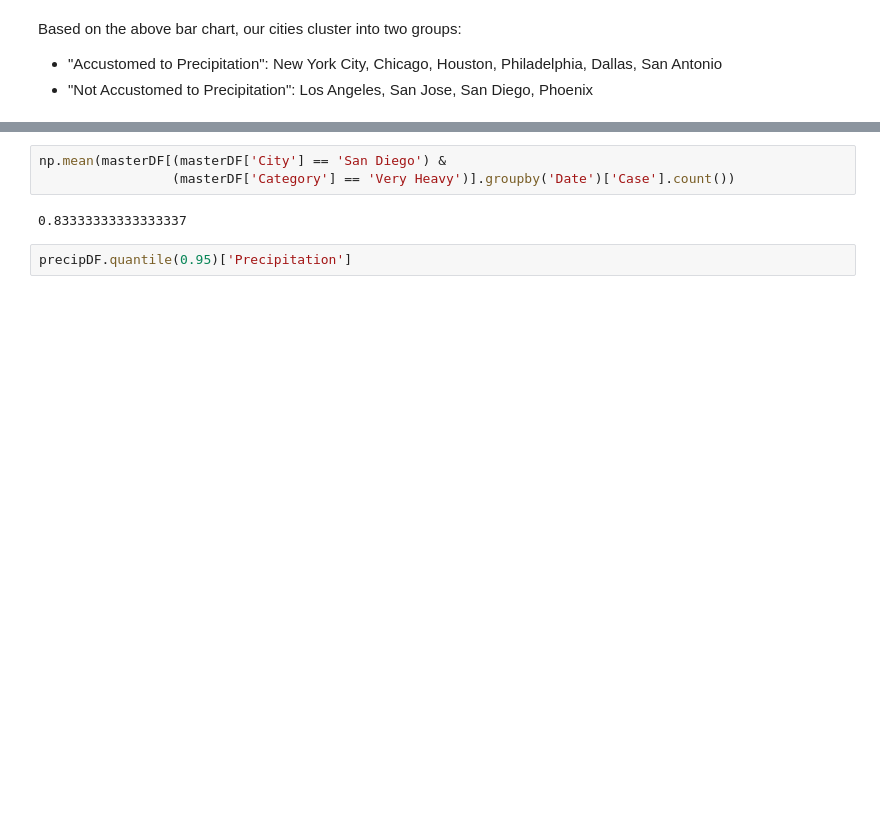
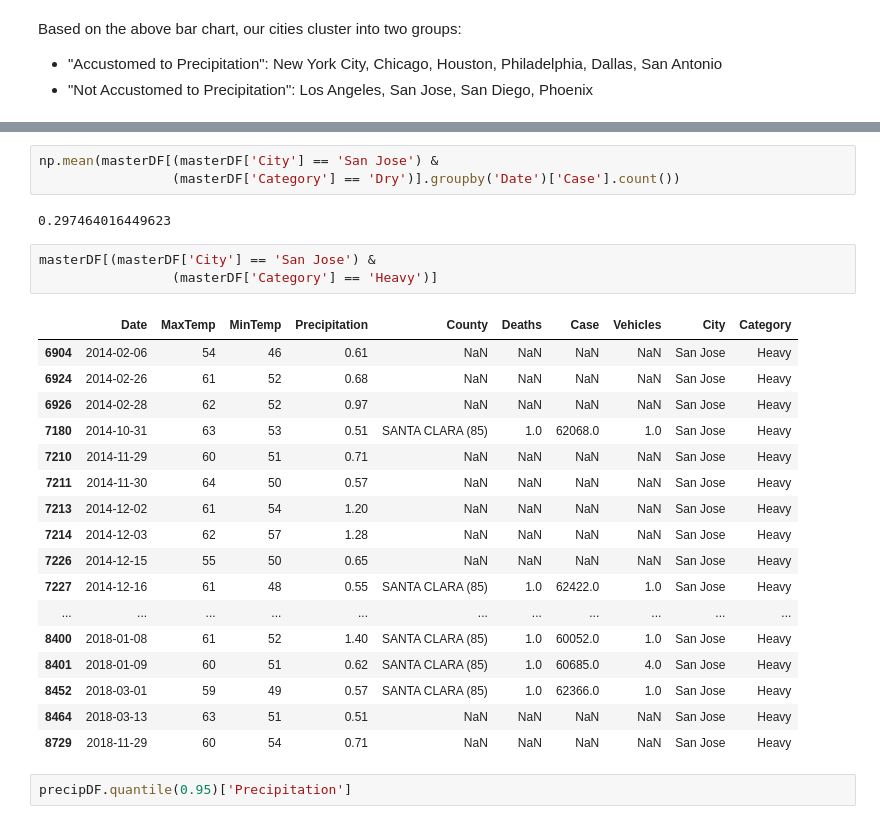
Before and after one commit to jpicca/ProjectOne, a Jupyter notebook: readAPIandFormatData.ipynb, the cells around one changed output, grey strips where cells are left out. Drawn from its saved outputs; the diff is of its cells as text; blank space fills up the shorter version.

```diff
--- a/readAPIandFormatData.ipynb
+++ b/readAPIandFormatData.ipynb
@@ -328,8 +380,29 @@ Based on the above bar chart, our cities cluster into two groups:
 # %%
-np.mean(masterDF[(masterDF['City'] == 'San Diego') &
-                 (masterDF['Category'] == 'Very Heavy')].groupby('Date')['Case'].count())
+np.mean(masterDF[(masterDF['City'] == 'San Jose') &
+                 (masterDF['Category'] == 'Dry')].groupby('Date')['Case'].count())
 # %% [output]
-0.83333333333333337
+0.297464016449623
+# %%
+masterDF[(masterDF['City'] == 'San Jose') &
+                 (masterDF['Category'] == 'Heavy')]
+# %% [output]
+|  | Date | MaxTemp | MinTemp | Precipitation | County | Deaths | Case | Vehicles | City | Category |
+| 6904 | 2014-02-06 | 54 | 46 | 0.61 | NaN | NaN | NaN | NaN | San Jose | Heavy |
+| 6924 | 2014-02-26 | 61 | 52 | 0.68 | NaN | NaN | NaN | NaN | San Jose | Heavy |
+| 6926 | 2014-02-28 | 62 | 52 | 0.97 | NaN | NaN | NaN | NaN | San Jose | Heavy |
+| 7180 | 2014-10-31 | 63 | 53 | 0.51 | SANTA CLARA (85) | 1.0 | 62068.0 | 1.0 | San Jose | Heavy |
+| 7210 | 2014-11-29 | 60 | 51 | 0.71 | NaN | NaN | NaN | NaN | San Jose | Heavy |
+| 7211 | 2014-11-30 | 64 | 50 | 0.57 | NaN | NaN | NaN | NaN | San Jose | Heavy |
+| 7213 | 2014-12-02 | 61 | 54 | 1.20 | NaN | NaN | NaN | NaN | San Jose | Heavy |
+| 7214 | 2014-12-03 | 62 | 57 | 1.28 | NaN | NaN | NaN | NaN | San Jose | Heavy |
+| 7226 | 2014-12-15 | 55 | 50 | 0.65 | NaN | NaN | NaN | NaN | San Jose | Heavy |
+| 7227 | 2014-12-16 | 61 | 48 | 0.55 | SANTA CLARA (85) | 1.0 | 62422.0 | 1.0 | San Jose | Heavy |
+| ... | ... | ... | ... | ... | ... | ... | ... | ... | ... | ... |
+| 8400 | 2018-01-08 | 61 | 52 | 1.40 | SANTA CLARA (85) | 1.0 | 60052.0 | 1.0 | San Jose | Heavy |
+| 8401 | 2018-01-09 | 60 | 51 | 0.62 | SANTA CLARA (85) | 1.0 | 60685.0 | 4.0 | San Jose | Heavy |
+| 8452 | 2018-03-01 | 59 | 49 | 0.57 | SANTA CLARA (85) | 1.0 | 62366.0 | 1.0 | San Jose | Heavy |
+| 8464 | 2018-03-13 | 63 | 51 | 0.51 | NaN | NaN | NaN | NaN | San Jose | Heavy |
+| 8729 | 2018-11-29 | 60 | 54 | 0.71 | NaN | NaN | NaN | NaN | San Jose | Heavy |
 # %%
 precipDF.quantile(0.95)['Precipitation']
 # %% [output]
```
Also changed, not shown: parts of 9 cells of this notebook.
